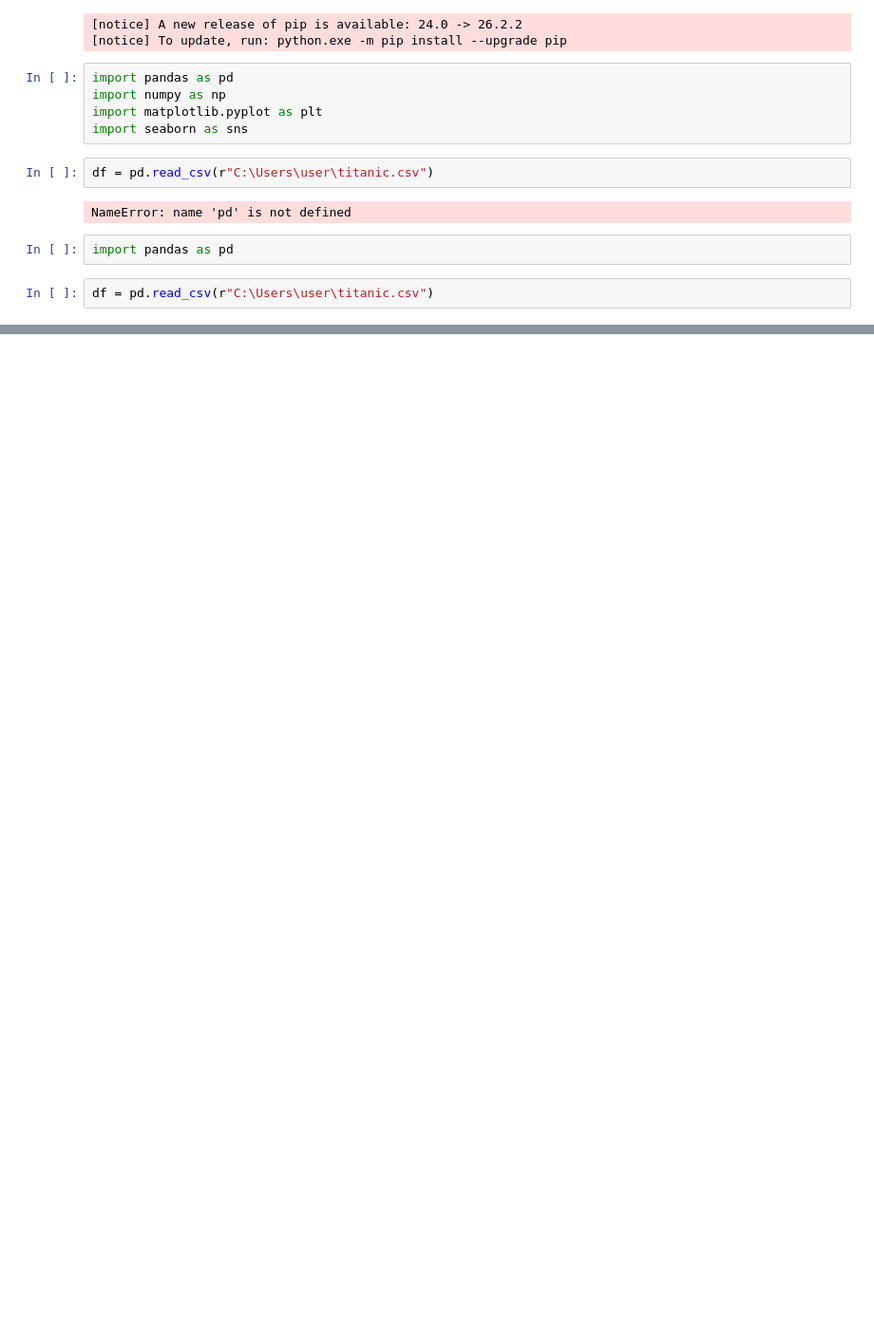
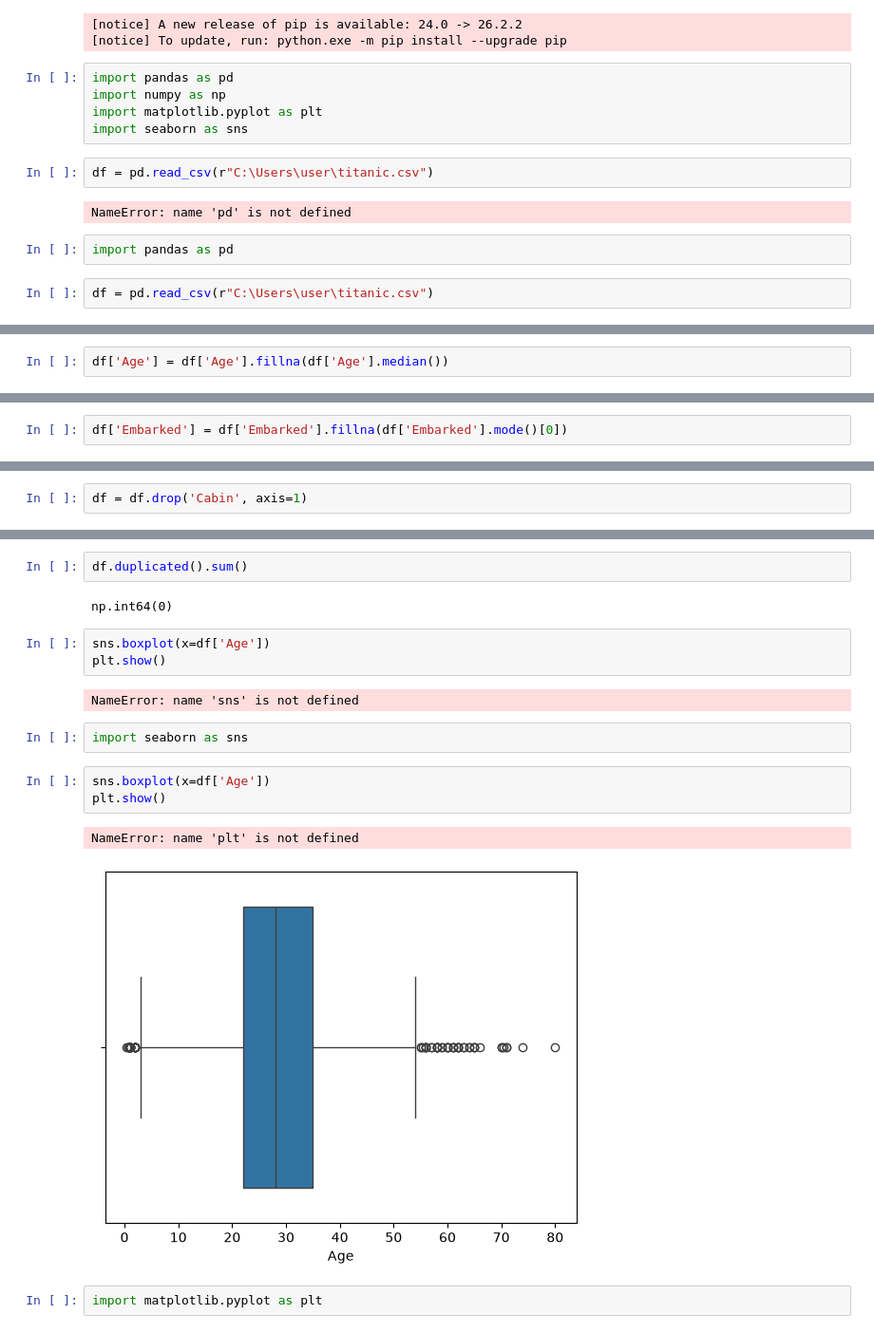
Before and after one commit to fatimadane/TP1-Pretraitement-Dataset-ML, a Jupyter notebook: TP1-Pretraitement-Dataset-ML.ipynb, the cells around one changed output, grey strips where cells are left out. Shown at 95% size. Cells and saved outputs as stored; diff of their text form; blank space fills up the shorter version.

```diff
--- a/TP1-Pretraitement-Dataset-ML.ipynb
+++ b/TP1-Pretraitement-Dataset-ML.ipynb
@@ -56,0 +127,2 @@ df.head()
+# %%
+df['Age'] = df['Age'].fillna(df['Age'].median())
@@ -56,0 +138,2 @@ df.head()
+# %%
+df['Embarked'] = df['Embarked'].fillna(df['Embarked'].mode()[0])
@@ -56,0 +144,2 @@ df.head()
+# %%
+df = df.drop('Cabin', axis=1)
@@ -56,0 +167,19 @@ df.head()
+# %%
+df.duplicated().sum()
+# %% [output]
+np.int64(0)
+# %%
+sns.boxplot(x=df['Age'])
+plt.show()
+# %% [output]
+NameError: name 'sns' is not defined
+# %%
+import seaborn as sns
+# %%
+sns.boxplot(x=df['Age'])
+plt.show()
+# %% [output]
+NameError: name 'plt' is not defined
+[figure, added]
+# %%
+import matplotlib.pyplot as plt
```
Also changed, not shown: parts of 44 cells of this notebook.
